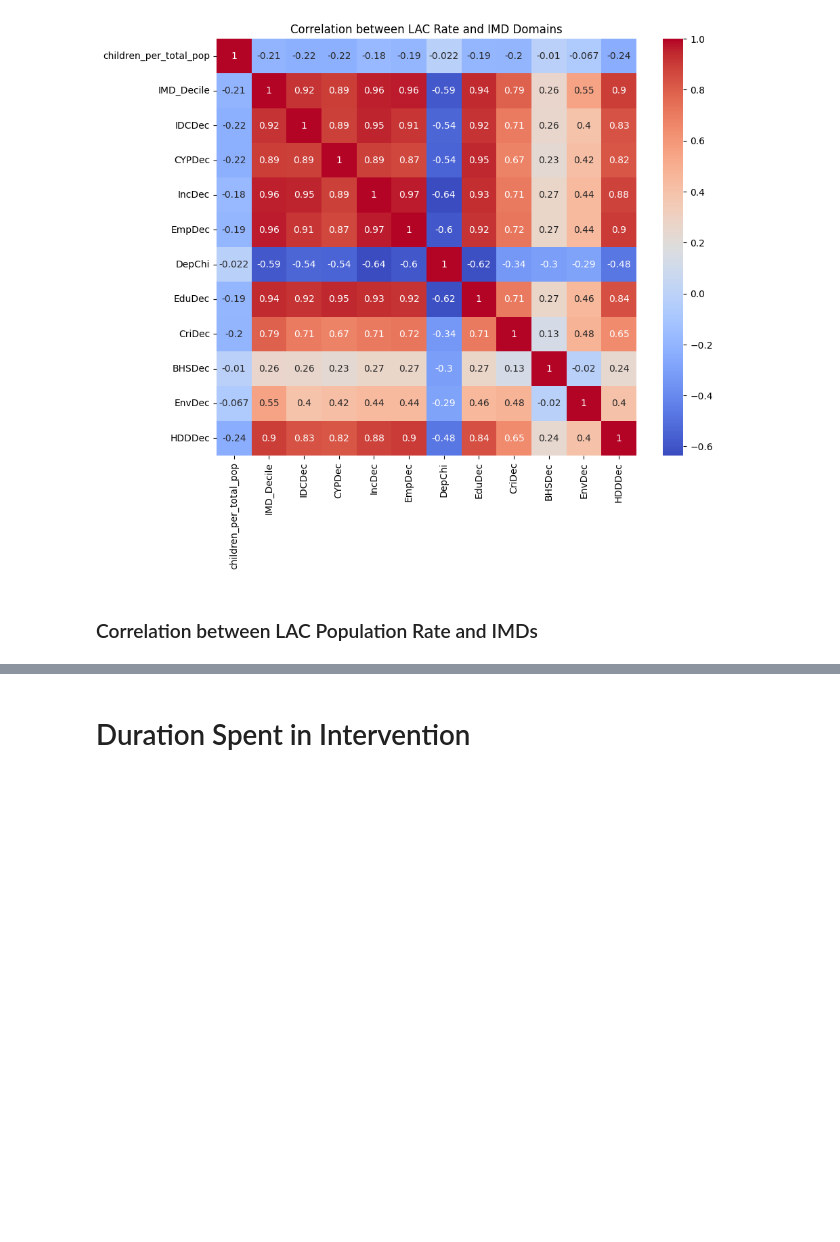
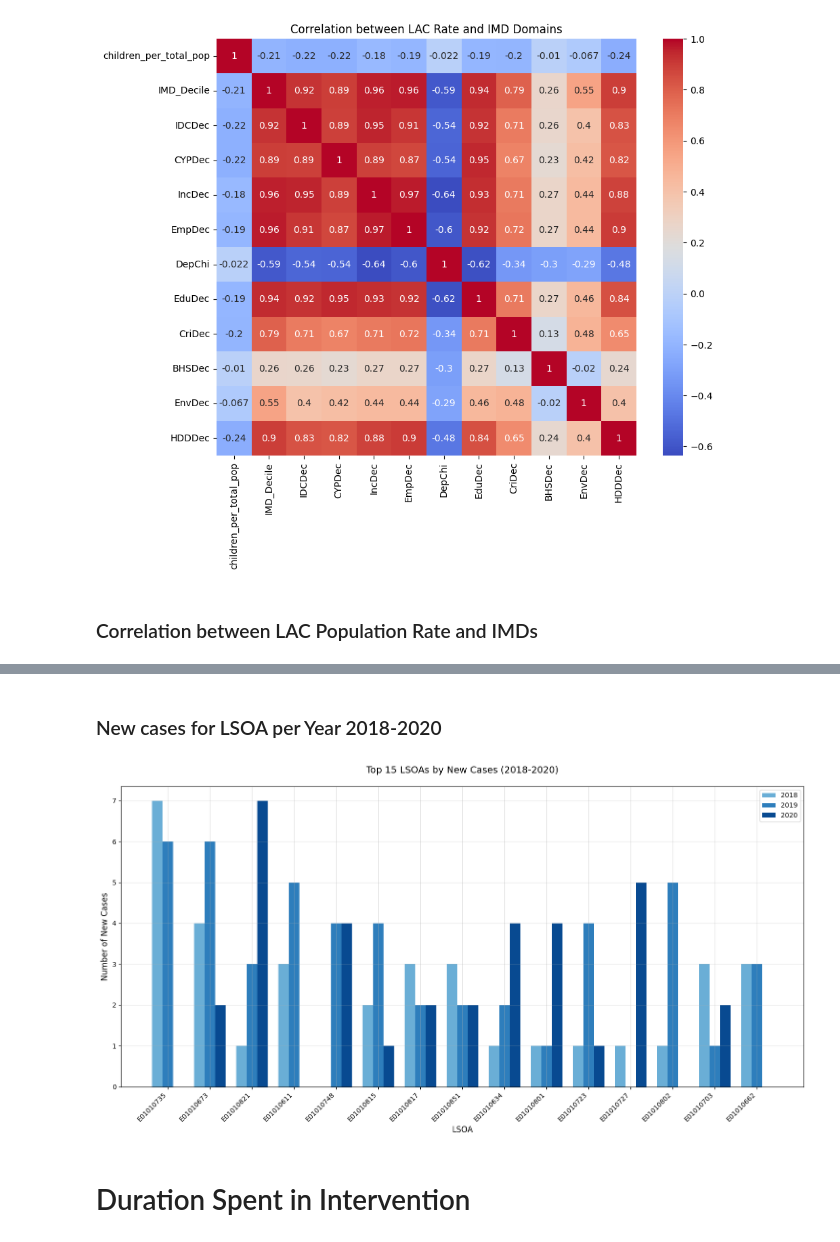
Before and after one commit to ConnectedBradford/CB_2649, a Jupyter notebook: notebooks/lac_lsoa_analysis.ipynb, the cells around one changed output, grey strips where cells are left out. Cells and saved outputs as stored; diff of their text form; code cells hidden in the pictures; blank space fills up the shorter version.

```diff
--- a/notebooks/lac_lsoa_analysis.ipynb
+++ b/notebooks/lac_lsoa_analysis.ipynb
@@ -745,3 +810,70 @@ strong multicollinearity or other numerical problems.
+# %% [markdown]
+### New cases for LSOA per Year 2018-2020
+# %%
+# Calculate new cases for each LSOA per year
+def get_new_cases(data, year):
+    year_end = pd.Timestamp(f'{year}-12-31', tz='UTC')
+
+    # Get children in care at this year end
+    current_in_care = data[data.apply(lambda row: was_in_care_at_year_end(row, year), axis=1)]
+
+    # Filter for new entries (weren't in care previous year end)
+    new_entries = current_in_care[~current_in_care.apply(
+        lambda row: was_in_care_at_year_end(row, year-1), axis=1
+    )]
+
+    # Count new entries by LSOA
+    new_cases = new_entries.groupby('lsoa21cd').size().reset_index()
+    new_cases.columns = ['lsoa21cd', 'new_cases']
+    new_cases['year'] = year
+
+    return new_cases
+
+# Get data for all years
+yearly_new_cases = []
+for year in range(2018, 2021):  # Starting from 2018 to have previous year data
+    new_cases = get_new_cases(merged_data, year)
+    yearly_new_cases.append(new_cases)
+
+all_new_cases = pd.concat(yearly_new_cases)
+
+# Create bar plot
+plt.figure(figsize=(15, 8))
+
+# Using a sequential color palette (Blues)
+colors = plt.cm.Blues([0.5, 0.7, 0.9])  # Light to dark blue
+
+# Get top 15 LSOAs by total new cases across all years
+top_lsoas = (all_new_cases.groupby('lsoa21cd')['new_cases']
+             .sum()
+             .sort_values(ascending=False)
+             .head(15)
+             .index)
+
+# Filter data for top LSOAs
+plot_data = all_new_cases[all_new_cases['lsoa21cd'].isin(top_lsoas)]
+
+# Create grouped bar chart
+bar_width = 0.25
+years = [2018, 2019, 2020]
+x = np.arange(len(top_lsoas))
+
+for i, year in enumerate(years):
+    year_data = plot_data[plot_data['year'] == year]
+    year_data = year_data.set_index('lsoa21cd').reindex(top_lsoas).fillna(0)
+    plt.bar(x + i*bar_width, year_data['new_cases'],
+            bar_width, label=str(year), color=colors[i])
+
+plt.xlabel('LSOA', fontsize=12)
+plt.ylabel('Number of New Cases', fontsize=12)
+plt.title('Top 15 LSOAs by New Cases (2018-2020)', fontsize=14, pad=20)
+plt.xticks(x + bar_width, top_lsoas, rotation=45, ha='right')
+plt.legend()
+plt.grid(True, alpha=0.3)
+plt.tight_layout()
+plt.show()
+# %% [output]
+[figure, added]
 # %% [markdown]
 # Duration Spent in Intervention
 # %% [markdown]
```
Also changed, not shown: parts of 16 cells of this notebook.
